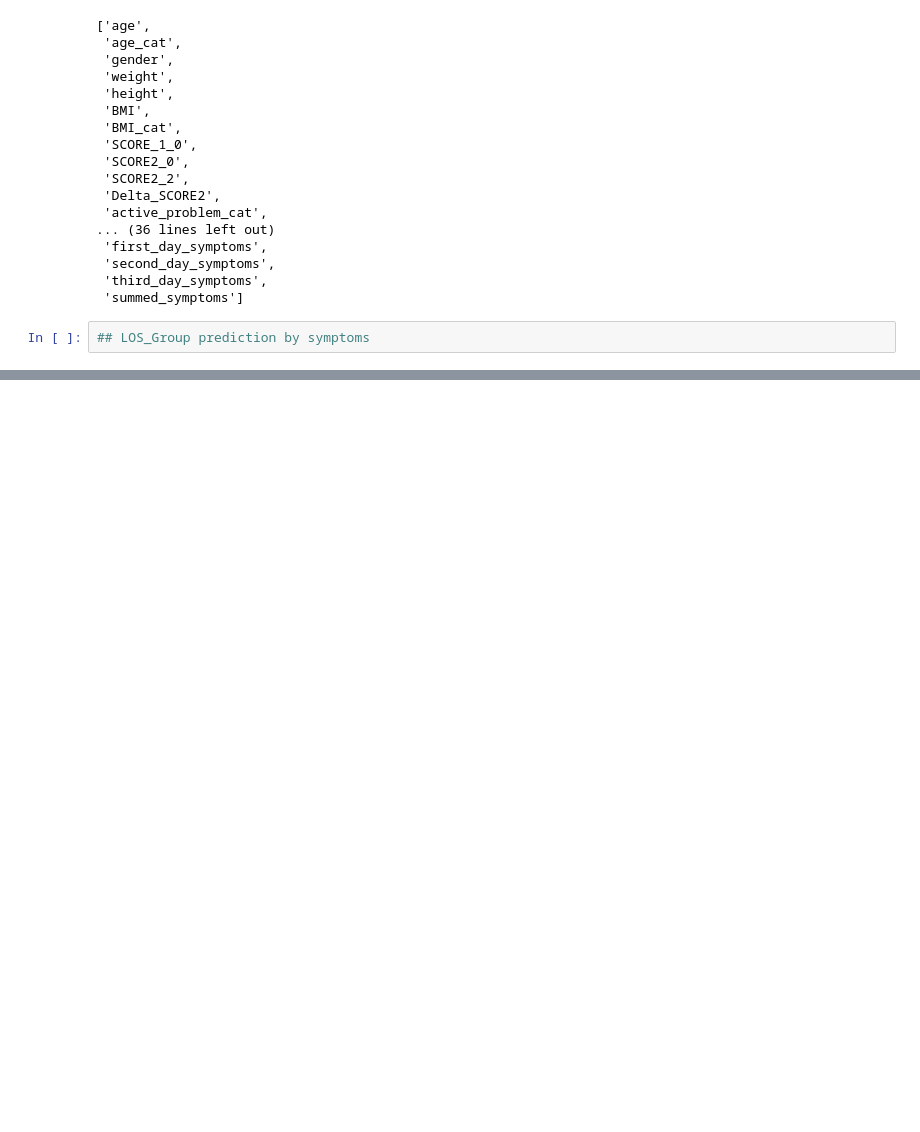
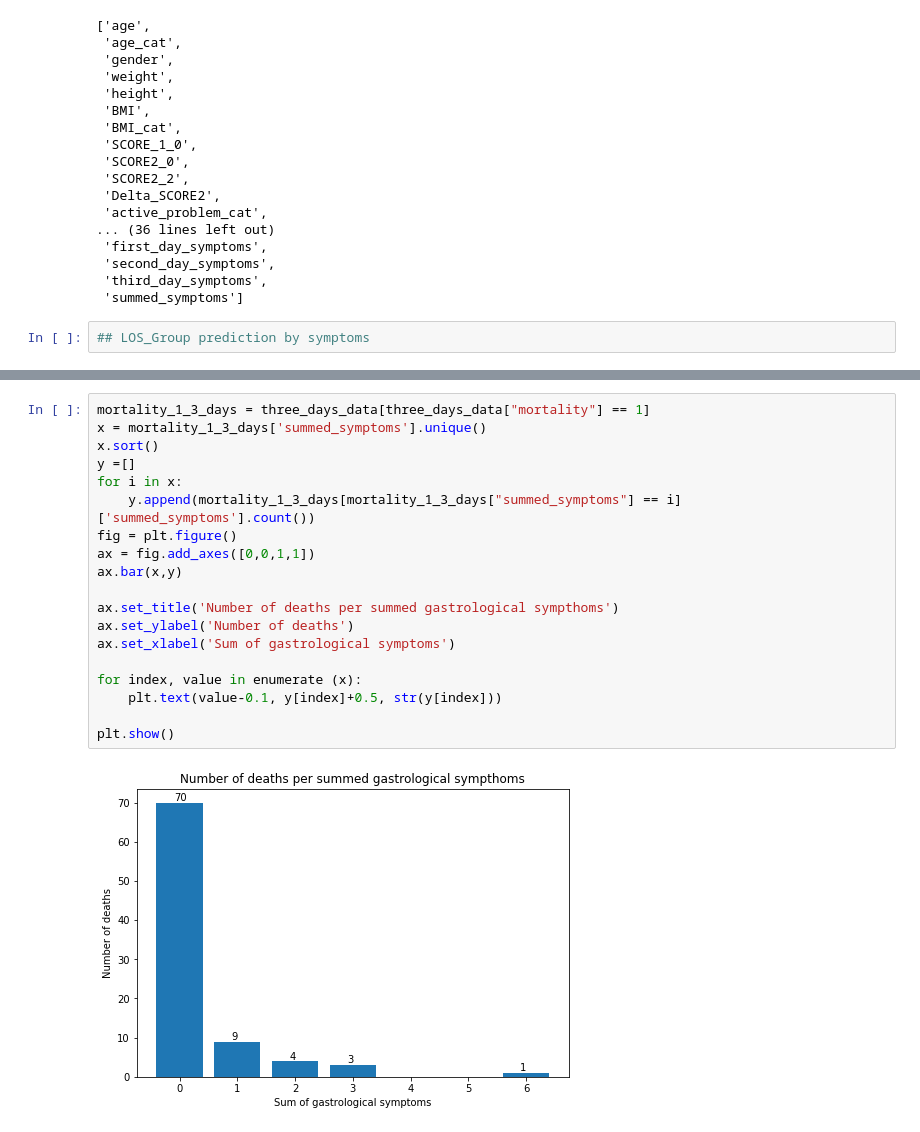
Before and after one commit to Shaked-g/FinalProject, a Jupyter notebook: Final Project.ipynb, the cells around one changed output, grey strips where cells are left out. Saved outputs shown, nothing was run; the diff lists cells and outputs as text; blank space fills up the shorter version.

Commit message:
added Number of deaths per summed gastrological sympthoms graph

```diff
--- a/Final Project.ipynb
+++ b/Final Project.ipynb
@@ -194,0 +192,21 @@ full_feature_list
+# %%
+mortality_1_3_days = three_days_data[three_days_data["mortality"] == 1]
+x = mortality_1_3_days['summed_symptoms'].unique()
+x.sort()
+y =[]
+for i in x:
+    y.append(mortality_1_3_days[mortality_1_3_days["summed_symptoms"] == i]['summed_symptoms'].count())
+fig = plt.figure()
+ax = fig.add_axes([0,0,1,1])
+ax.bar(x,y)
+
+ax.set_title('Number of deaths per summed gastrological sympthoms')
+ax.set_ylabel('Number of deaths')
+ax.set_xlabel('Sum of gastrological symptoms')
+
+for index, value in enumerate (x):
+    plt.text(value-0.1, y[index]+0.5, str(y[index]))
+
+plt.show()
+# %% [output]
+[figure, added]
```
Also changed, not shown: parts of 5 cells of this notebook.
